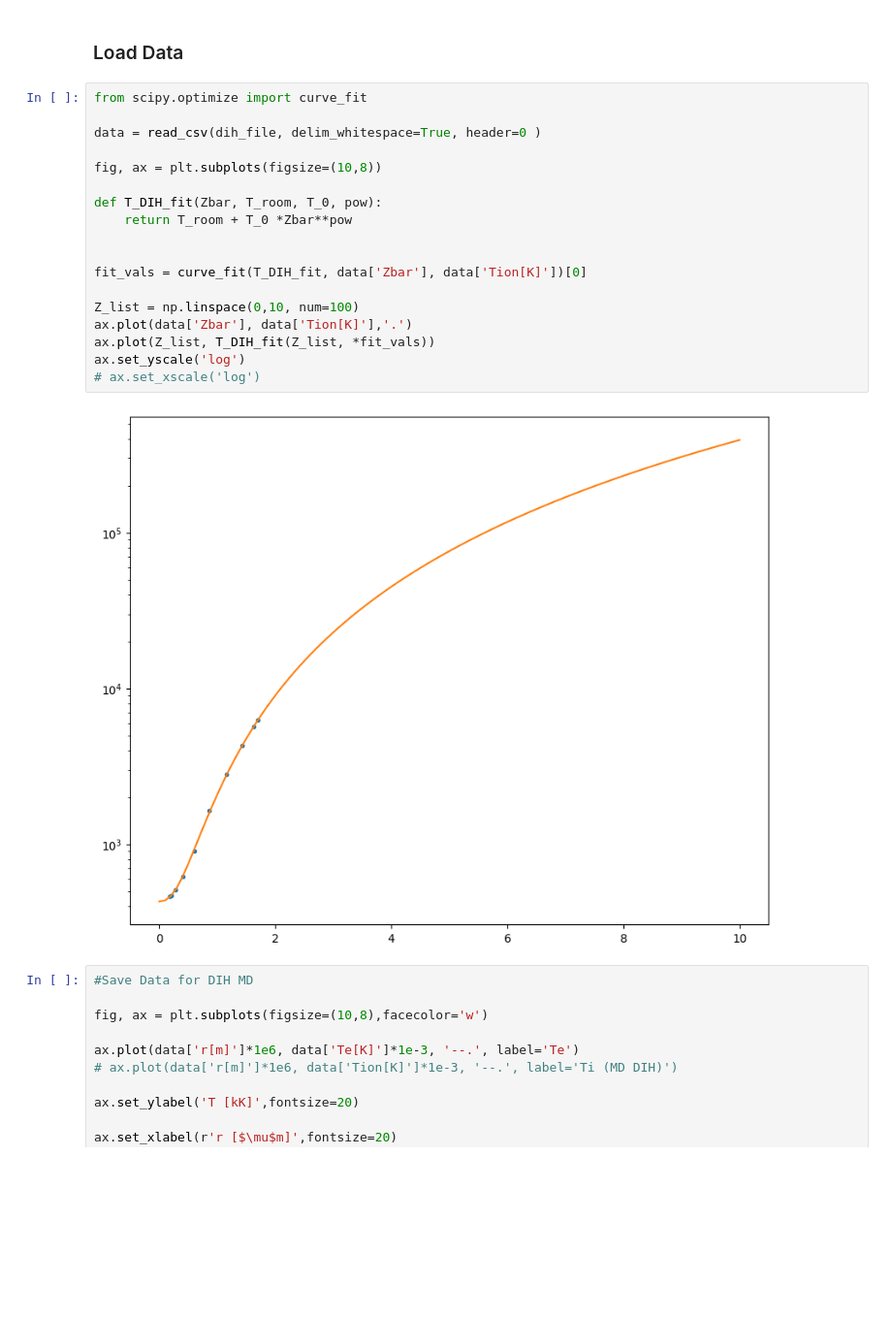
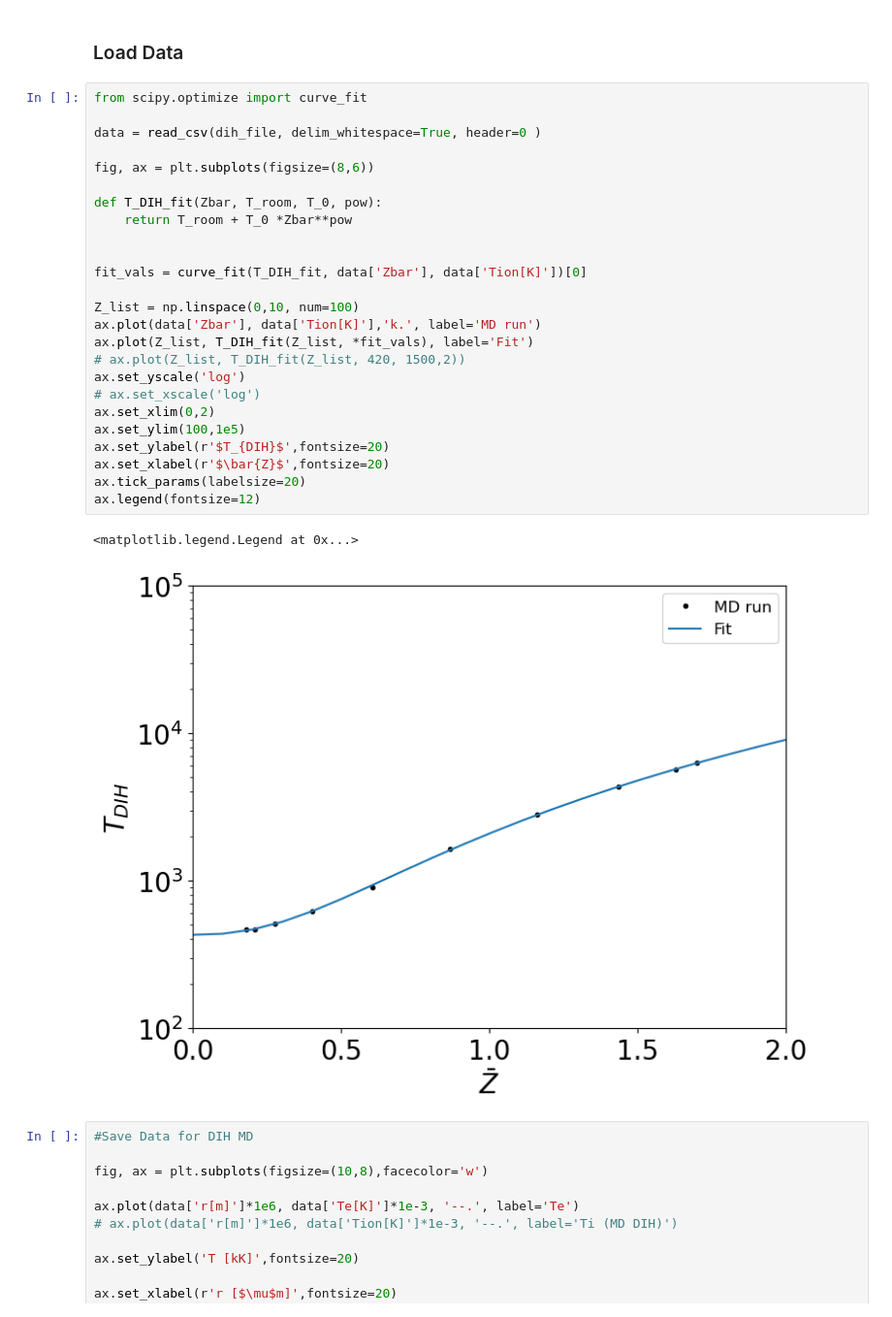
Before and after one commit to MurilloGroupMSU/Two-Temperature-Model, a Jupyter notebook: DIH Initial Conditions.ipynb, the cells around one changed output. Shown at 97% size. Cells and saved outputs as stored; diff of their text form; blank space fills up the shorter version.

```diff
--- a/DIH Initial Conditions.ipynb
+++ b/DIH Initial Conditions.ipynb
@@ -65,23 +62,31 @@ np.savetxt( "/home/zach/Downloads/DIH_profile_data.txt", data, header=header_txt
 # %%
 from scipy.optimize import curve_fit
 
 data = read_csv(dih_file, delim_whitespace=True, header=0 )
 
-fig, ax = plt.subplots(figsize=(10,8))
+fig, ax = plt.subplots(figsize=(8,6))
 
 def T_DIH_fit(Zbar, T_room, T_0, pow):
     return T_room + T_0 *Zbar**pow
 
 
 fit_vals = curve_fit(T_DIH_fit, data['Zbar'], data['Tion[K]'])[0]
 
 Z_list = np.linspace(0,10, num=100)
-ax.plot(data['Zbar'], data['Tion[K]'],'.')
-ax.plot(Z_list, T_DIH_fit(Z_list, *fit_vals))
+ax.plot(data['Zbar'], data['Tion[K]'],'k.', label='MD run')
+ax.plot(Z_list, T_DIH_fit(Z_list, *fit_vals), label='Fit')
+# ax.plot(Z_list, T_DIH_fit(Z_list, 420, 1500,2))
 ax.set_yscale('log')
 # ax.set_xscale('log')
+ax.set_xlim(0,2)
+ax.set_ylim(100,1e5)
+ax.set_ylabel(r'$T_{DIH}$',fontsize=20)
+ax.set_xlabel(r'$\bar{Z}$',fontsize=20)
+ax.tick_params(labelsize=20)
+ax.legend(fontsize=12)
 # %% [output]
+<matplotlib.legend.Legend at 0x...>
-[figure, old version]
+[figure, new version]
 # %%
 #Save Data for DIH MD
 
```
Also changed, not shown: parts of 4 cells of this notebook, 7 other files.
